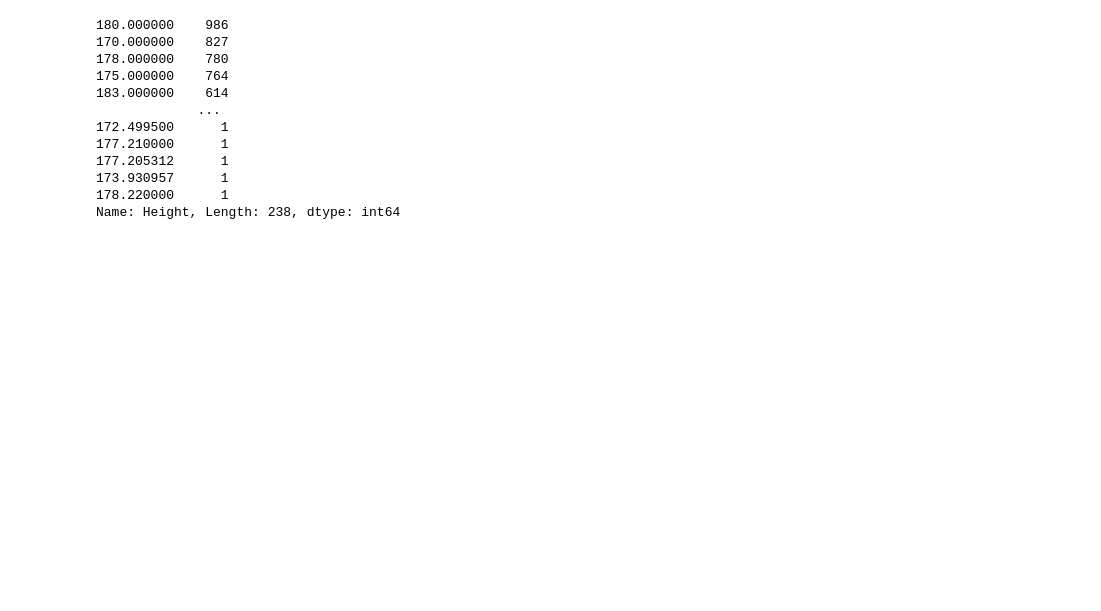
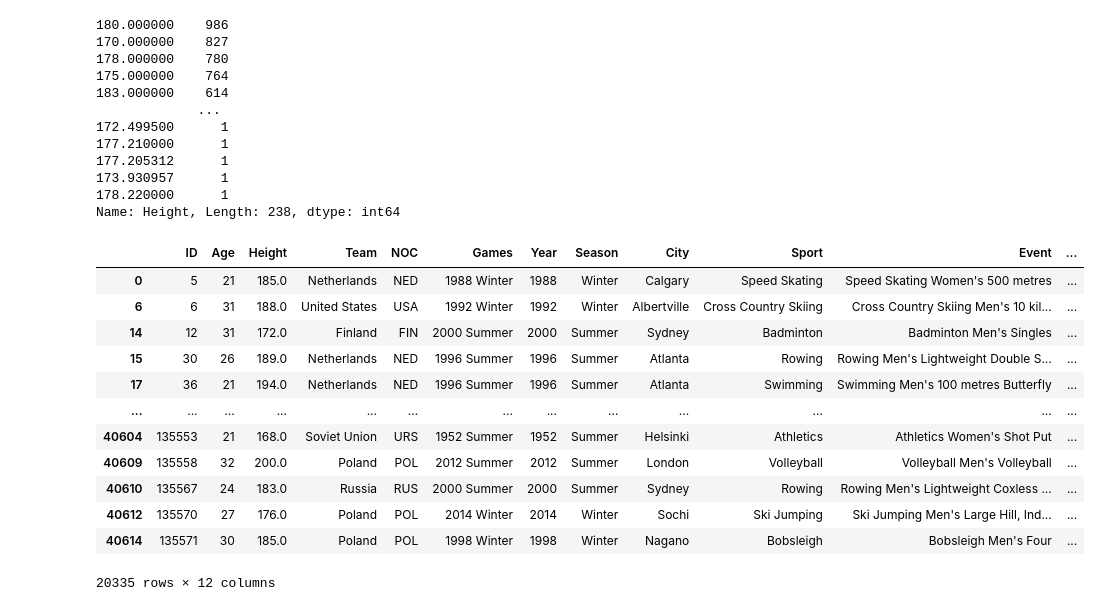
Before and after one commit to jcsnuesi/altura-promedio, a Jupyter notebook: Altura_promedio.ipynb, the cells around one changed output. Cells and saved outputs as stored; diff of their text form; code cells hidden in the pictures; blank space fills up the shorter version.

Commit message:
Missing value assigned

```diff
--- a/Altura_promedio.ipynb
+++ b/Altura_promedio.ipynb
@@ -304,3 +304,21 @@ df.loc[:, 'Height'].value_counts()
 173.930957      1
 178.220000      1
 Name: Height, Length: 238, dtype: int64
+# %%
+medals = df.Medal.isna()
+df.loc[medals, 'Medal'] = 'Missing'
+df
+# %% [output]
+|  | ID | Age | Height | Team | NOC | Games | Year | Season | City | Sport | Event | ... |
+| 0 | 5 | 21 | 185.0 | Netherlands | NED | 1988 Winter | 1988 | Winter | Calgary | Speed Skating | Speed Skating Women's 500 metres | ... |
+| 6 | 6 | 31 | 188.0 | United States | USA | 1992 Winter | 1992 | Winter | Albertville | Cross Country Skiing | Cross Country Skiing Men's 10 kil... | ... |
+| 14 | 12 | 31 | 172.0 | Finland | FIN | 2000 Summer | 2000 | Summer | Sydney | Badminton | Badminton Men's Singles | ... |
+| 15 | 30 | 26 | 189.0 | Netherlands | NED | 1996 Summer | 1996 | Summer | Atlanta | Rowing | Rowing Men's Lightweight Double S... | ... |
+| 17 | 36 | 21 | 194.0 | Netherlands | NED | 1996 Summer | 1996 | Summer | Atlanta | Swimming | Swimming Men's 100 metres Butterfly | ... |
+| ... | ... | ... | ... | ... | ... | ... | ... | ... | ... | ... | ... | ... |
+| 40604 | 135553 | 21 | 168.0 | Soviet Union | URS | 1952 Summer | 1952 | Summer | Helsinki | Athletics | Athletics Women's Shot Put | ... |
+| 40609 | 135558 | 32 | 200.0 | Poland | POL | 2012 Summer | 2012 | Summer | London | Volleyball | Volleyball Men's Volleyball | ... |
+| 40610 | 135567 | 24 | 183.0 | Russia | RUS | 2000 Summer | 2000 | Summer | Sydney | Rowing | Rowing Men's Lightweight Coxless ... | ... |
+| 40612 | 135570 | 27 | 176.0 | Poland | POL | 2014 Winter | 2014 | Winter | Sochi | Ski Jumping | Ski Jumping Men's Large Hill, Ind... | ... |
+| 40614 | 135571 | 30 | 185.0 | Poland | POL | 1998 Winter | 1998 | Winter | Nagano | Bobsleigh | Bobsleigh Men's Four | ... |
+20335 rows × 12 columns
```
